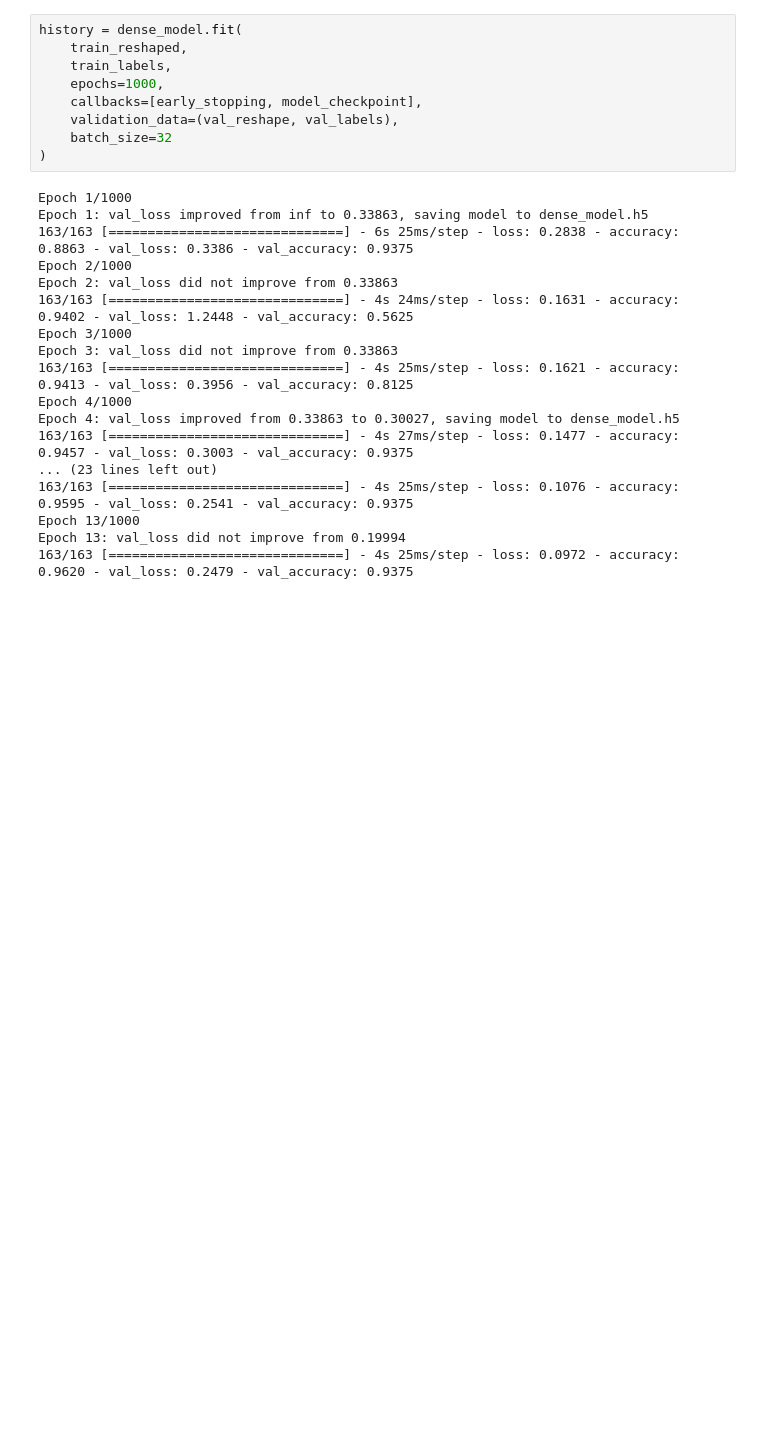
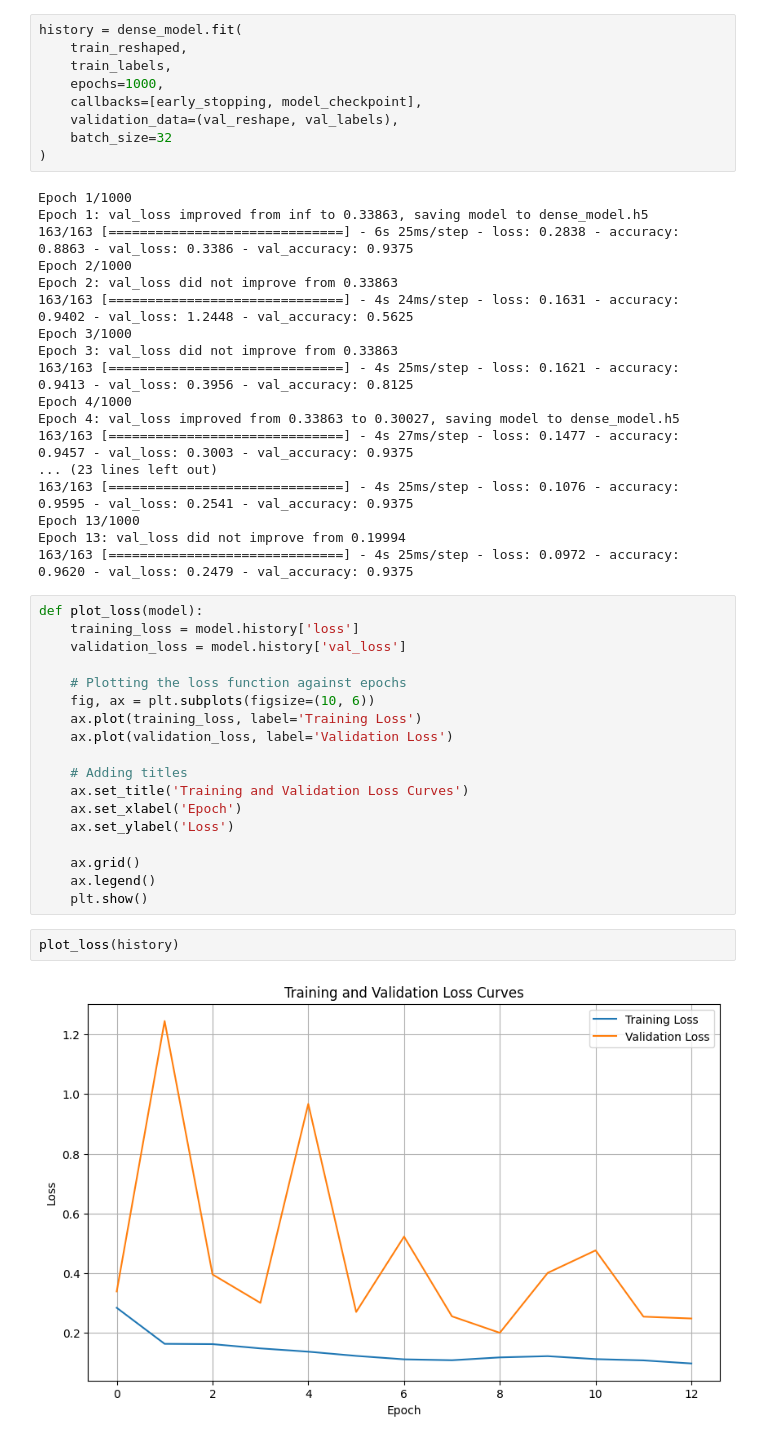
Before and after one commit to AdnanK1/Xray-deep-learning, a Jupyter notebook: index.ipynb, the cells around one changed output. Drawn from its saved outputs; the diff is of its cells as text; blank space fills up the shorter version.

Commit message:
Added a function to plot training loss and validation loss against epochs

```diff
--- a/index.ipynb
+++ b/index.ipynb
@@ -149,3 +149,25 @@ Epoch 4: val_loss improved from 0.33863 to 0.30027, saving model to dense_model.
 Epoch 13/1000
 Epoch 13: val_loss did not improve from 0.19994
 163/163 [==============================] - 4s 25ms/step - loss: 0.0972 - accuracy: 0.9620 - val_loss: 0.2479 - val_accuracy: 0.9375
+# %%
+def plot_loss(model):
+    training_loss = model.history['loss']
+    validation_loss = model.history['val_loss']
+
+    # Plotting the loss function against epochs
+    fig, ax = plt.subplots(figsize=(10, 6))
+    ax.plot(training_loss, label='Training Loss')
+    ax.plot(validation_loss, label='Validation Loss')
+
+    # Adding titles
+    ax.set_title('Training and Validation Loss Curves')
+    ax.set_xlabel('Epoch')
+    ax.set_ylabel('Loss')
+
+    ax.grid()
+    ax.legend()
+    plt.show()
+# %%
+plot_loss(history)
+# %% [output]
+[figure, added]
```
